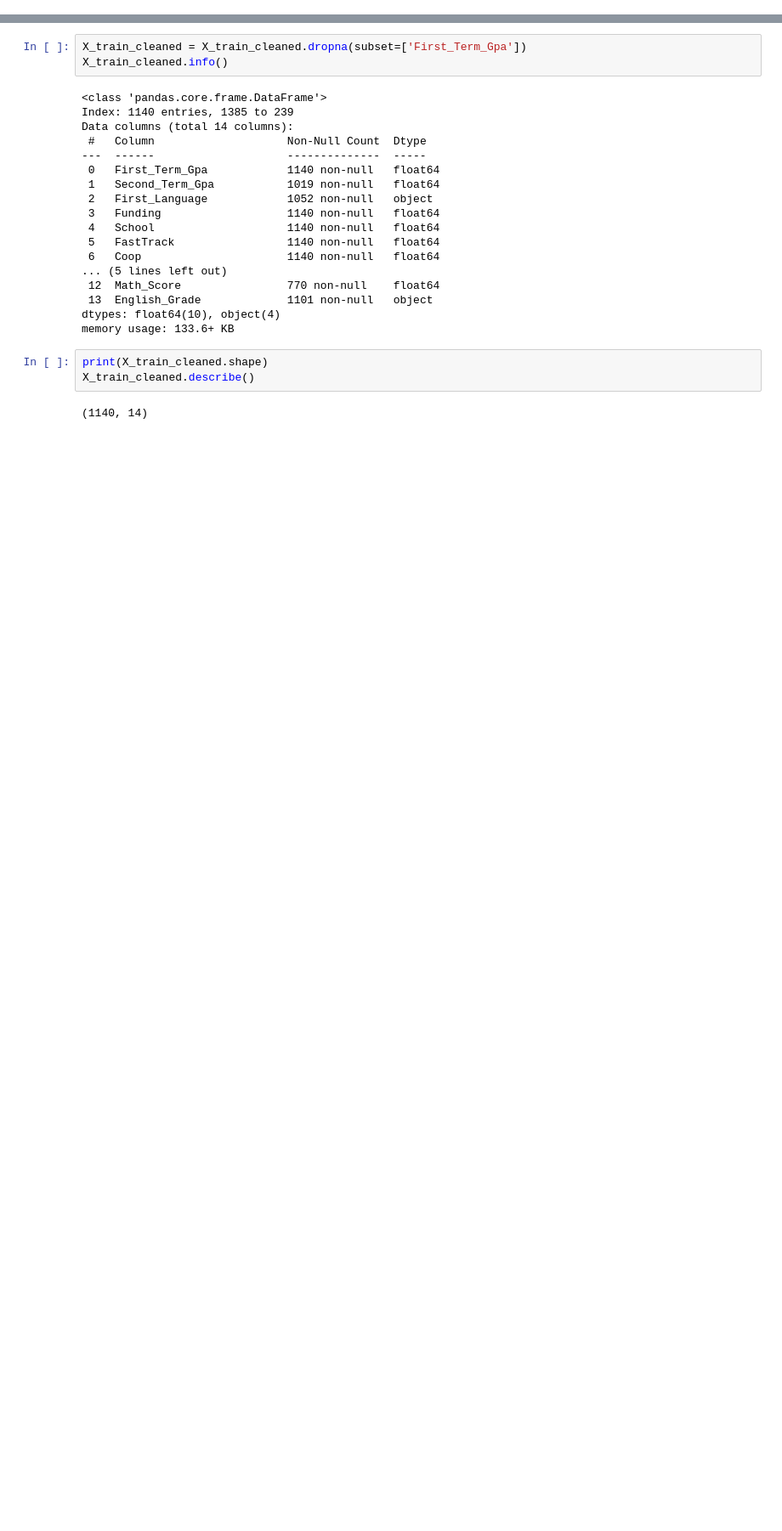
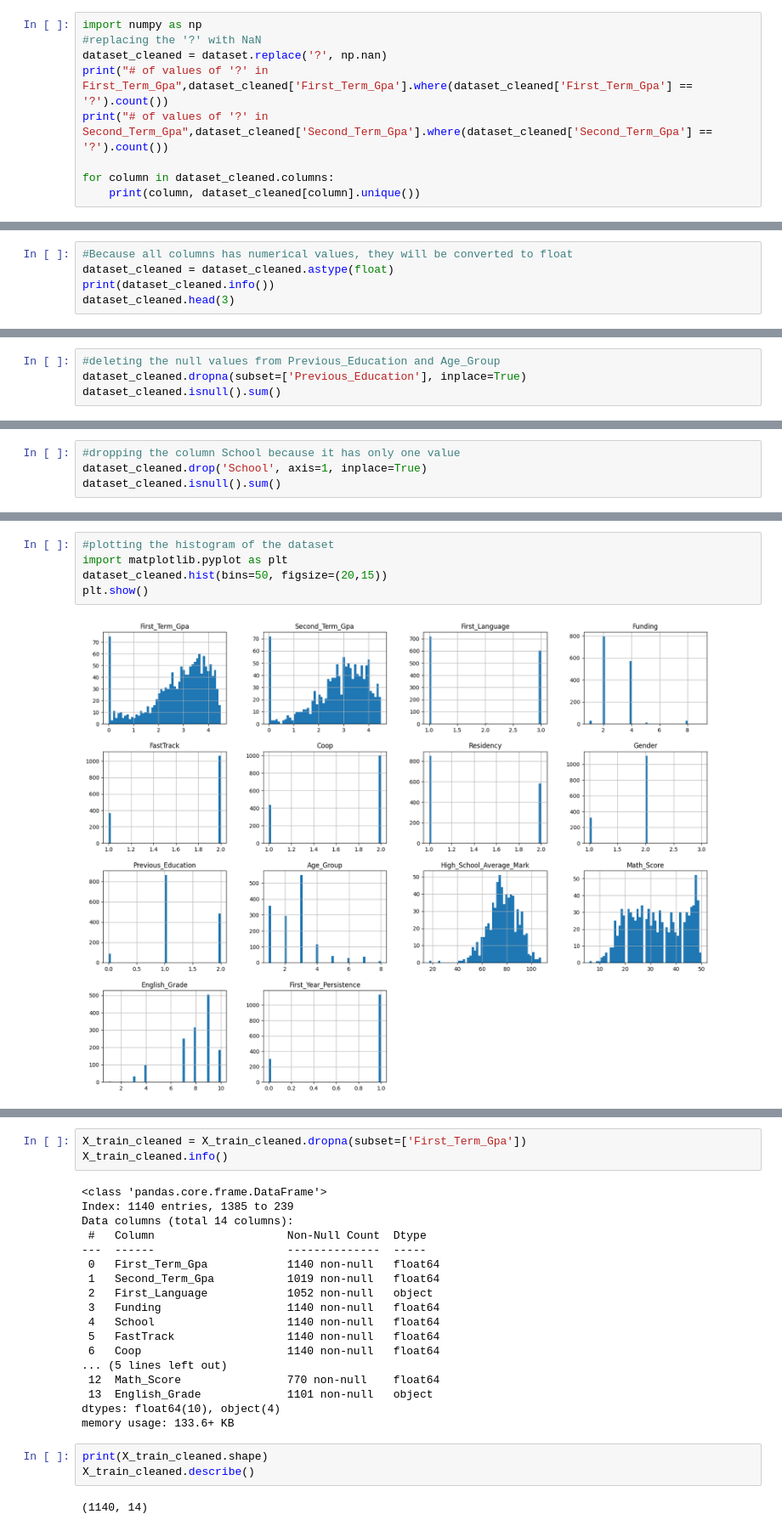
Before and after one commit to ryaoltech/COMP258_GRP05_NN, a Jupyter notebook: COMP258-NN-Group05_ROL.ipynb, the cells around one changed output, grey strips where cells are left out. Shown: that part at 85% size. Cells and saved outputs as stored; diff of their text form; blank space fills up the shorter version.

```diff
--- a/COMP258-NN-Group05_ROL.ipynb
+++ b/COMP258-NN-Group05_ROL.ipynb
@@ -148,0 +91,9 @@ Unique values of English_Grade: ['10' '8' '9' nan '4' '3' '7' '1' '2']
+# %%
+import numpy as np
+#replacing the '?' with NaN
+dataset_cleaned = dataset.replace('?', np.nan)
+print("# of values of '?' in First_Term_Gpa",dataset_cleaned['First_Term_Gpa'].where(dataset_cleaned['First_Term_Gpa'] == '?').count())
+print("# of values of '?' in Second_Term_Gpa",dataset_cleaned['Second_Term_Gpa'].where(dataset_cleaned['Second_Term_Gpa'] == '?').count())
+
+for column in dataset_cleaned.columns:
+    print(column, dataset_cleaned[column].unique())
@@ -168,0 +138,5 @@ memory usage: 134.6+ KB
+# %%
+#Because all columns has numerical values, they will be converted to float
+dataset_cleaned = dataset_cleaned.astype(float)
+print(dataset_cleaned.info())
+dataset_cleaned.head(3)
@@ -168,0 +186,4 @@ memory usage: 134.6+ KB
+# %%
+#deleting the null values from Previous_Education and Age_Group
+dataset_cleaned.dropna(subset=['Previous_Education'], inplace=True)
+dataset_cleaned.isnull().sum()
@@ -168,0 +207,4 @@ memory usage: 134.6+ KB
+# %%
+#dropping the column School because it has only one value
+dataset_cleaned.drop('School', axis=1, inplace=True)
+dataset_cleaned.isnull().sum()
@@ -168,0 +227,7 @@ memory usage: 134.6+ KB
+# %%
+#plotting the histogram of the dataset
+import matplotlib.pyplot as plt
+dataset_cleaned.hist(bins=50, figsize=(20,15))
+plt.show()
+# %% [output]
+[figure, added]
```
Also changed, not shown: parts of 30 cells of this notebook, 1 other file.
